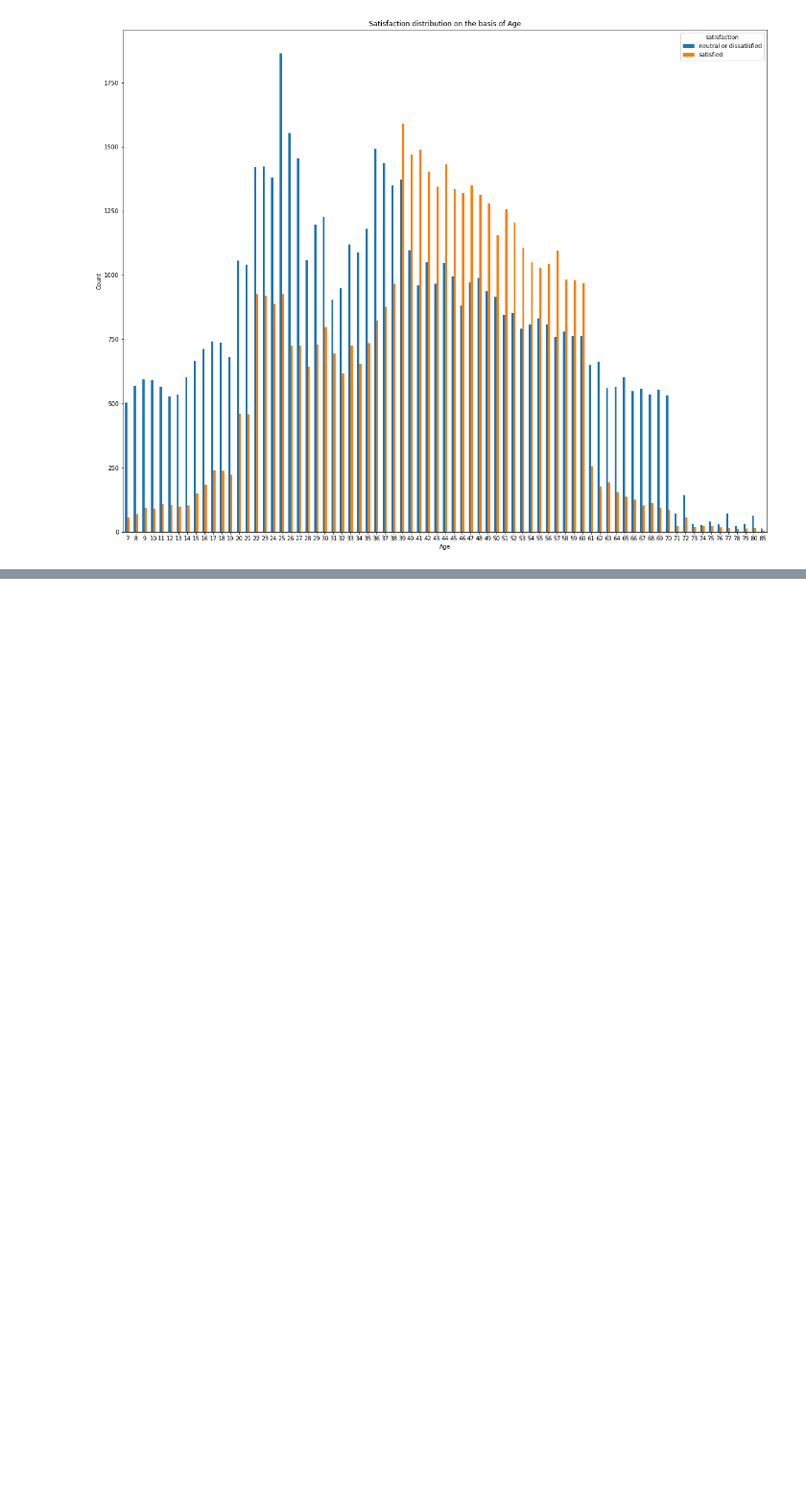
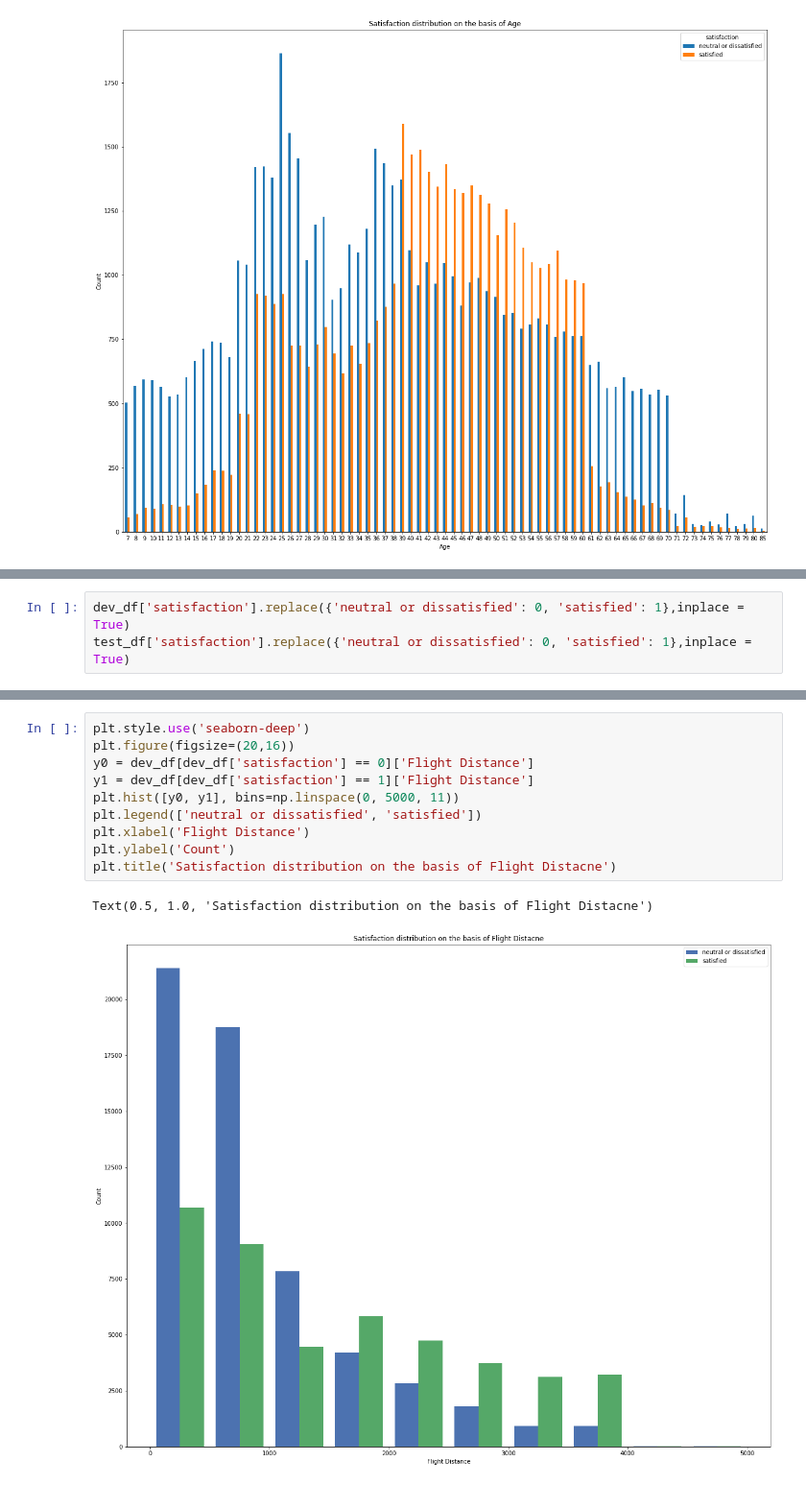
Before and after one commit to KallistaXue/airline-passenger-satisfaction-predictor, a Jupyter notebook: Project Code.ipynb, the cells around one changed output, grey strips where cells are left out. Shown at 96% size. Cells and saved outputs as stored; diff of their text form; blank space fills up the shorter version.

```diff
--- a/Project Code.ipynb
+++ b/Project Code.ipynb
@@ -241,0 +254,3 @@ Text(0.5, 1.0, 'Satisfaction distribution on the basis of Age')
+# %%
+dev_df['satisfaction'].replace({'neutral or dissatisfied': 0, 'satisfied': 1},inplace = True)
+test_df['satisfaction'].replace({'neutral or dissatisfied': 0, 'satisfied': 1},inplace = True)
@@ -241,0 +278,13 @@ Text(0.5, 1.0, 'Satisfaction distribution on the basis of Age')
+# %%
+plt.style.use('seaborn-deep')
+plt.figure(figsize=(20,16))
+y0 = dev_df[dev_df['satisfaction'] == 0]['Flight Distance']
+y1 = dev_df[dev_df['satisfaction'] == 1]['Flight Distance']
+plt.hist([y0, y1], bins=np.linspace(0, 5000, 11))
+plt.legend(['neutral or dissatisfied', 'satisfied'])
+plt.xlabel('Flight Distance')
+plt.ylabel('Count')
+plt.title('Satisfaction distribution on the basis of Flight Distacne')
+# %% [output]
+Text(0.5, 1.0, 'Satisfaction distribution on the basis of Flight Distacne')
+[figure, added]
```
Also changed, not shown: parts of 15 cells of this notebook.
